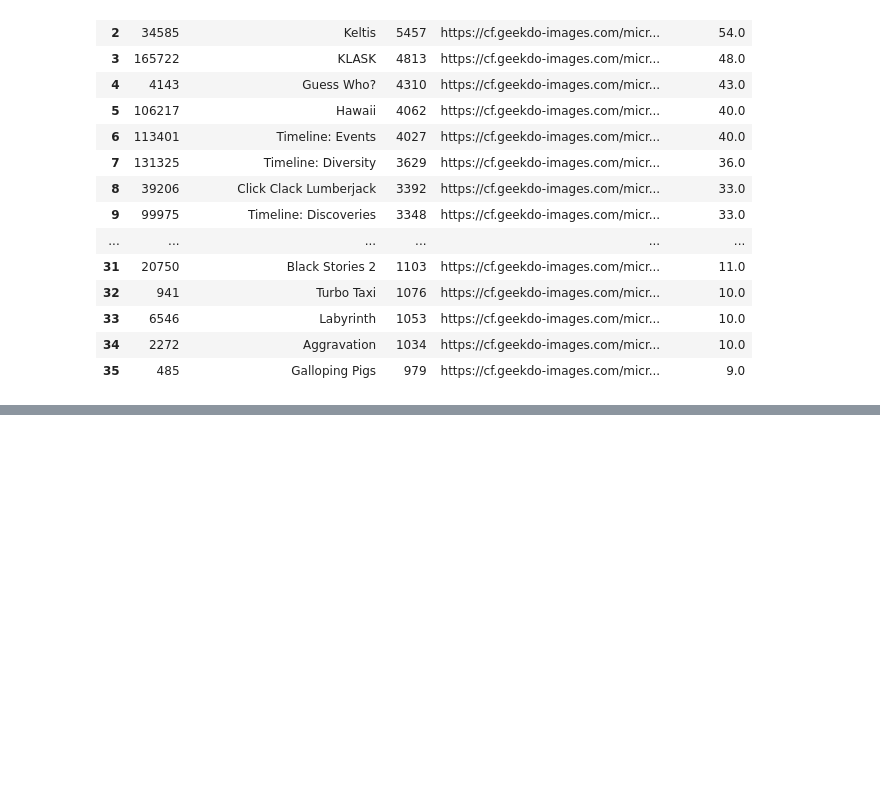
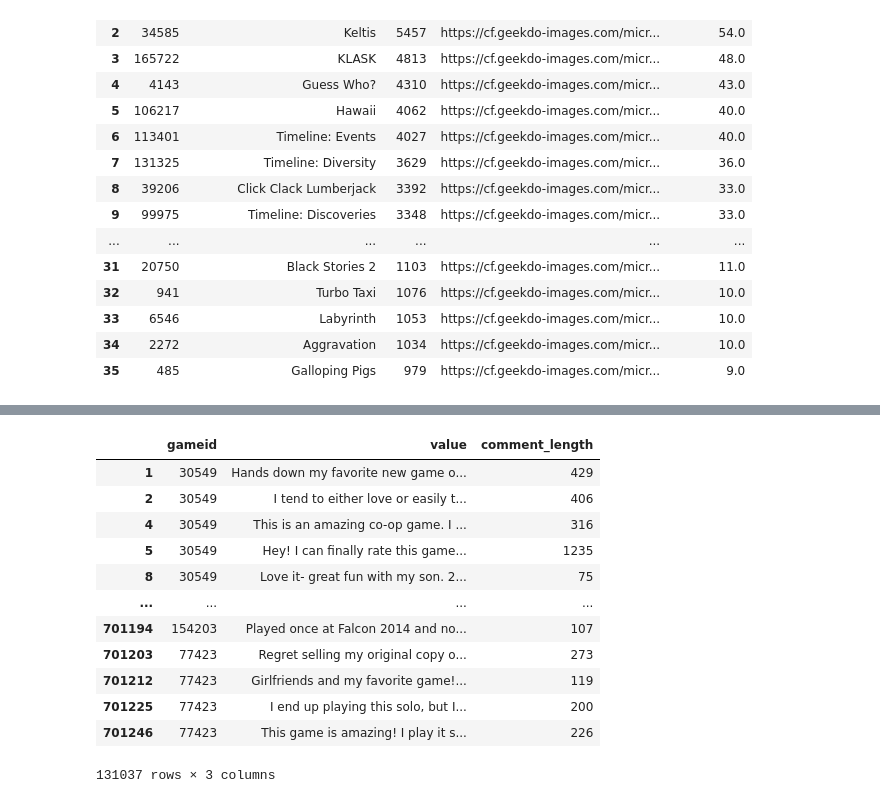
Before and after one commit to timcolussi/boardgame_rec_capstone, a Jupyter notebook: recommendations_ratings.ipynb, the cells around one changed output, grey strips where cells are left out. Cells and saved outputs as stored; diff of their text form; code cells hidden in the pictures; blank space fills up the shorter version.

```diff
--- a/recommendations_ratings.ipynb
+++ b/recommendations_ratings.ipynb
@@ -58,0 +153,4 @@ user_ratings.to_sql(name="user_ratings", con=engine, if_exists="append", index=F
+# %%
+indices = range(472282,472332)
+for i in indices:
+    print(games_comments.iloc[i])
@@ -58,0 +175,3 @@ user_ratings.to_sql(name="user_ratings", con=engine, if_exists="append", index=F
+# %%
+for i in range(472285,len(games_comments)):
+    games_comments['comment_length'][i] = len(games_comments.value.iloc[i])
@@ -58,0 +205,16 @@ user_ratings.to_sql(name="user_ratings", con=engine, if_exists="append", index=F
+# %%
+games_comments.loc[games_comments['comment_length'] != 0]
+# %% [output]
+|  | gameid | value | comment_length |
+| 1 | 30549 | Hands down my favorite new game o... | 429 |
+| 2 | 30549 | I tend to either love or easily t... | 406 |
+| 4 | 30549 | This is an amazing co-op game. I ... | 316 |
+| 5 | 30549 | Hey! I can finally rate this game... | 1235 |
+| 8 | 30549 | Love it- great fun with my son. 2... | 75 |
+| ... | ... | ... | ... |
+| 701194 | 154203 | Played once at Falcon 2014 and no... | 107 |
+| 701203 | 77423 | Regret selling my original copy o... | 273 |
+| 701212 | 77423 | Girlfriends and my favorite game!... | 119 |
+| 701225 | 77423 | I end up playing this solo, but I... | 200 |
+| 701246 | 77423 | This game is amazing! I play it s... | 226 |
+131037 rows × 3 columns
```
Also changed, not shown: parts of 24 cells of this notebook.
